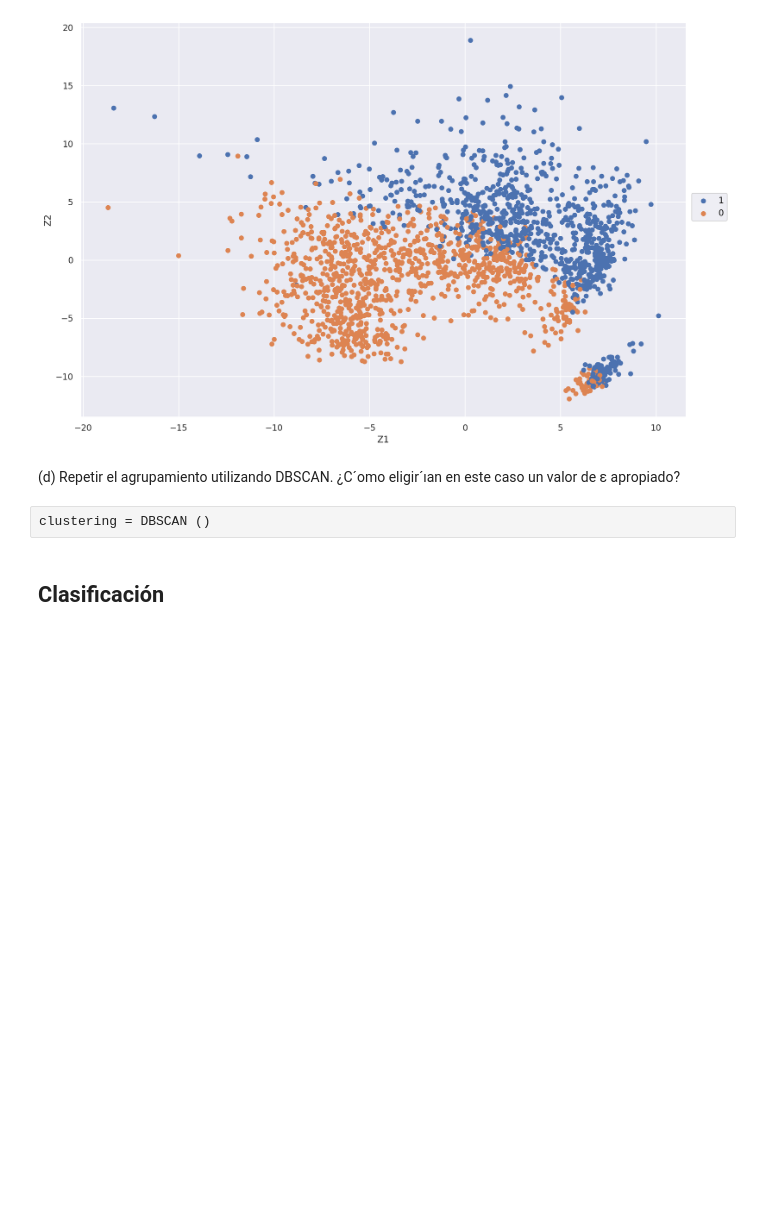
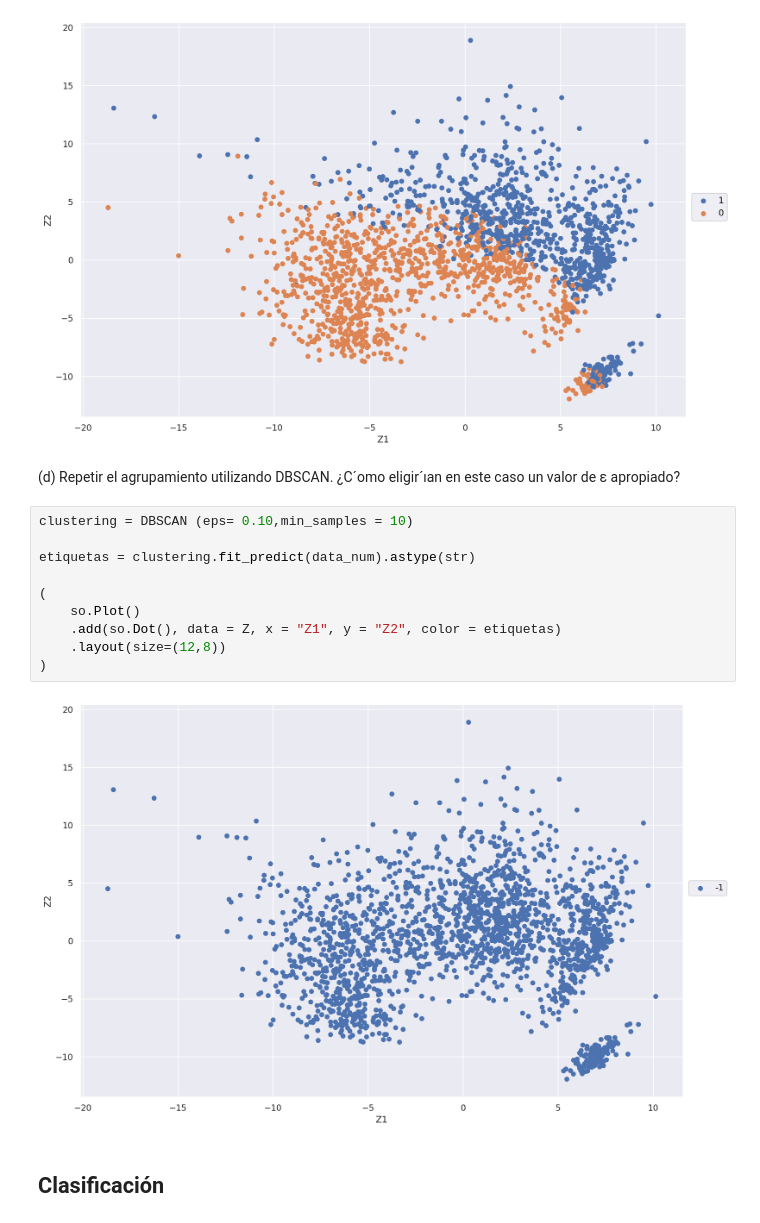
Before and after one commit to FedericoAriasCeci/Tp2---LDD, a Jupyter notebook: Tp labo 2.ipynb, the cells around one changed output. Saved outputs shown, nothing was run; the diff lists cells and outputs as text; blank space fills up the shorter version.

```diff
--- a/Tp labo 2.ipynb
+++ b/Tp labo 2.ipynb
@@ -195,7 +195,17 @@ etiquetas = kmeans.fit_predict(data_num).astype(str)
 (d) Repetir el agrupamiento utilizando DBSCAN. ¿C´omo eligir´ıan en este caso un valor de ε
 apropiado?
 # %%
-clustering = DBSCAN ()
+clustering = DBSCAN (eps= 0.10,min_samples = 10)
+
+etiquetas = clustering.fit_predict(data_num).astype(str)
+
+(
+    so.Plot()
+    .add(so.Dot(), data = Z, x = "Z1", y = "Z2", color = etiquetas)
+    .layout(size=(12,8))
+)
+# %% [output]
+[figure, added]
 # %% [markdown]
 ## Clasificación
 # %%
```
